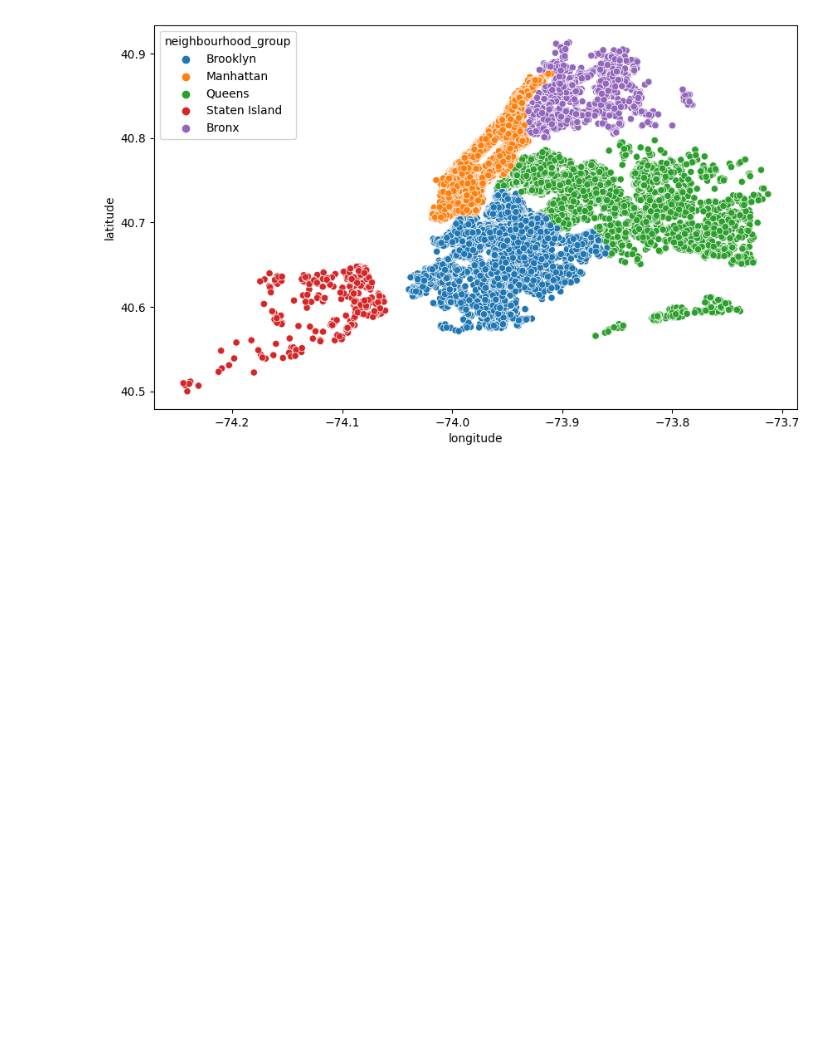
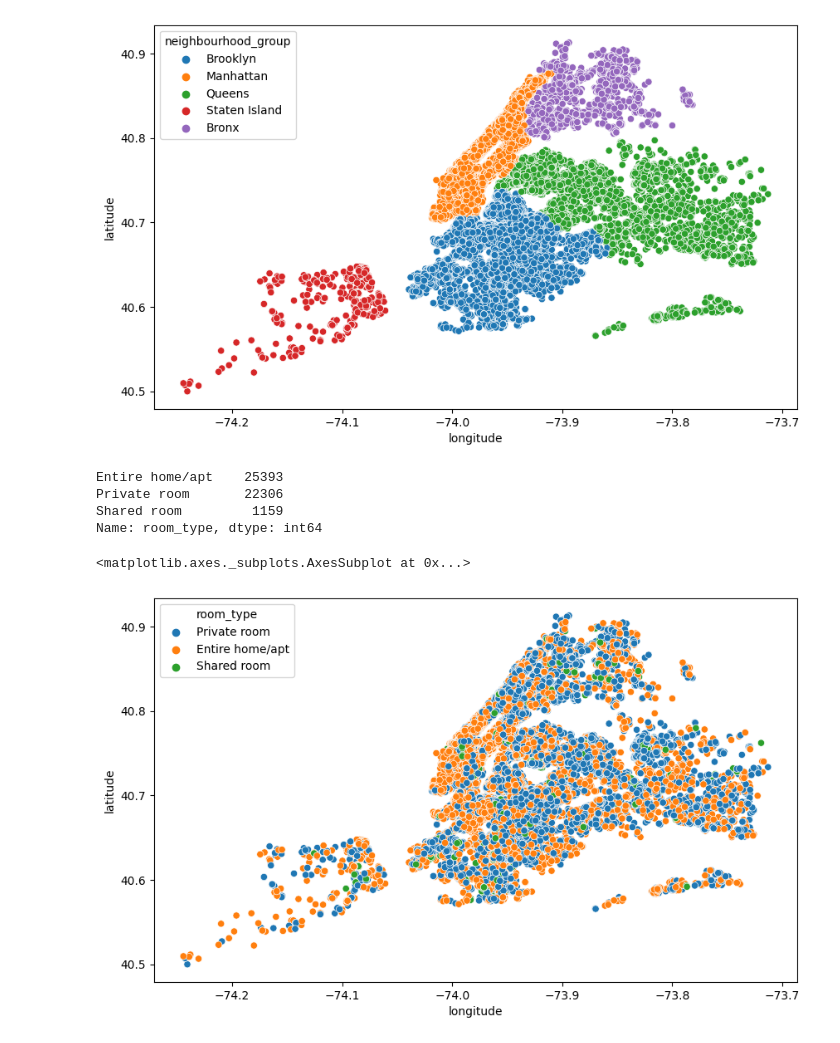
Before and after one commit to ParthSharma1197/EDA-CAPSTONE-AIRBNB, a Jupyter notebook: PARTH_SHARMA_Airbnb_Bookings_Analysis_Capstone_Project.ipynb, the cells around one changed output. Cells and saved outputs as stored; diff of their text form; code cells hidden in the pictures; blank space fills up the shorter version.

```diff
--- a/PARTH_SHARMA_Airbnb_Bookings_Analysis_Capstone_Project.ipynb
+++ b/PARTH_SHARMA_Airbnb_Bookings_Analysis_Capstone_Project.ipynb
@@ -655,3 +655,17 @@ sns.scatterplot(airbnb_df['longitude'],airbnb_df['latitude'],hue=airbnb_df['neig
 # %% [output]
 <matplotlib.axes._subplots.AxesSubplot at 0x...>
 [figure]
+# %%
+# Again looking at the room types counts.
+room_type_dist
+# %% [output]
+Entire home/apt    25393
+Private room       22306
+Shared room         1159
+Name: room_type, dtype: int64
+# %%
+plt.figure(figsize=(10,6))
+sns.scatterplot(airbnb_df.longitude,airbnb_df.latitude,hue=airbnb_df.room_type)
+# %% [output]
+<matplotlib.axes._subplots.AxesSubplot at 0x...>
+[figure, added]
```
Also changed, not shown: parts of 2 cells of this notebook.
